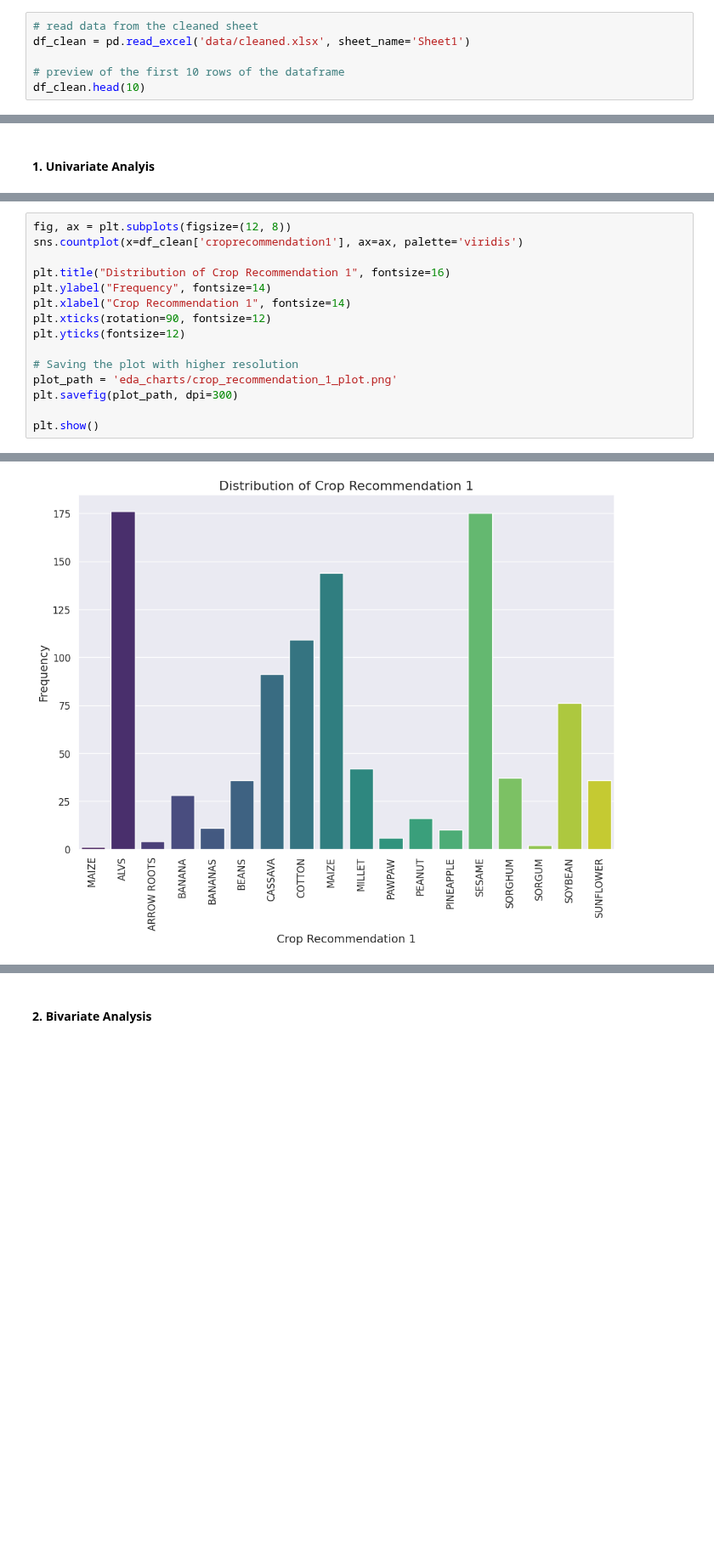
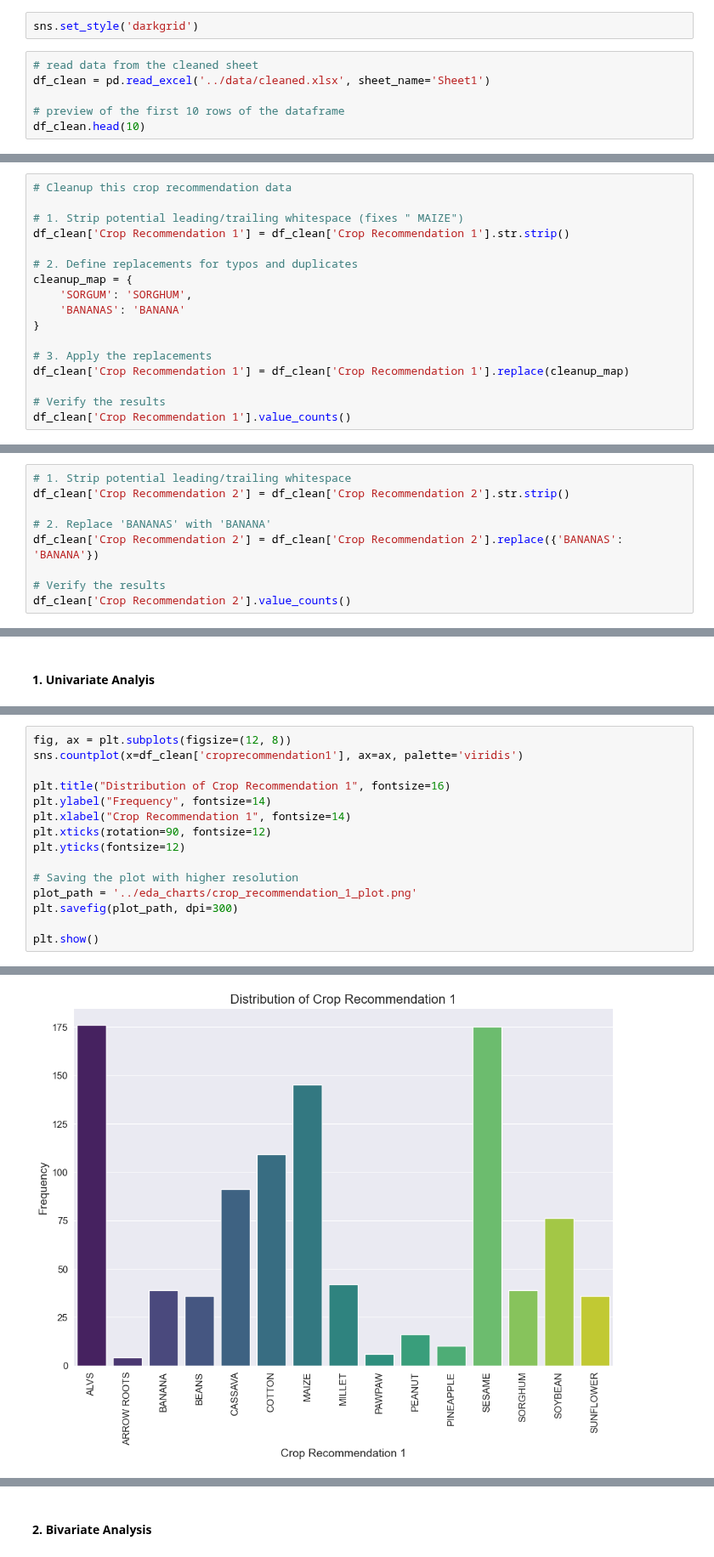
Before and after one commit to oscar066/Kiduka, a Jupyter notebook: notebooks/index.ipynb, the cells around one changed output, grey strips where cells are left out. Shown at 85% size. Cells and saved outputs as stored; diff of their text form; blank space fills up the shorter version.

Commit message:
:construction: crop recommendation

```diff
--- a/notebooks/index.ipynb
+++ b/notebooks/index.ipynb
@@ -5,6 +11,8 @@
+# %%
+sns.set_style('darkgrid')
 # %%
 # read data from the cleaned sheet
-df_clean = pd.read_excel('data/cleaned.xlsx', sheet_name='Sheet1')
+df_clean = pd.read_excel('../data/cleaned.xlsx', sheet_name='Sheet1')
 
 # preview of the first 10 rows of the dataframe
 df_clean.head(10)
@@ -107,0 +140,17 @@ Name: count, dtype: int64
+# %%
+# Cleanup this crop recommendation data
+
+# 1. Strip potential leading/trailing whitespace (fixes " MAIZE")
+df_clean['Crop Recommendation 1'] = df_clean['Crop Recommendation 1'].str.strip()
+
+# 2. Define replacements for typos and duplicates
+cleanup_map = {
+    'SORGUM': 'SORGHUM',
+    'BANANAS': 'BANANA'
+}
+
+# 3. Apply the replacements
+df_clean['Crop Recommendation 1'] = df_clean['Crop Recommendation 1'].replace(cleanup_map)
+
+# Verify the results
+df_clean['Crop Recommendation 1'].value_counts()
@@ -107,0 +193,9 @@ Name: count, dtype: int64
+# %%
+# 1. Strip potential leading/trailing whitespace
+df_clean['Crop Recommendation 2'] = df_clean['Crop Recommendation 2'].str.strip()
+
+# 2. Replace 'BANANAS' with 'BANANA'
+df_clean['Crop Recommendation 2'] = df_clean['Crop Recommendation 2'].replace({'BANANAS': 'BANANA'})
+
+# Verify the results
+df_clean['Crop Recommendation 2'].value_counts()
@@ -357,23 +466,23 @@ Passing `palette` without assigning `hue` is deprecated and will be removed in v
 # %%
 fig, ax = plt.subplots(figsize=(12, 8))
 sns.countplot(x=df_clean['croprecommendation1'], ax=ax, palette='viridis')
 
 plt.title("Distribution of Crop Recommendation 1", fontsize=16)
 plt.ylabel("Frequency", fontsize=14)
 plt.xlabel("Crop Recommendation 1", fontsize=14)
 plt.xticks(rotation=90, fontsize=12)
 plt.yticks(fontsize=12)
 
 # Saving the plot with higher resolution
-plot_path = 'eda_charts/crop_recommendation_1_plot.png'
+plot_path = '../eda_charts/crop_recommendation_1_plot.png'
 plt.savefig(plot_path, dpi=300)
 
 plt.show()
 # %% [output]
 Passing `palette` without assigning `hue` is deprecated and will be removed in v0.14.0. Assign the `x` variable to `hue` and set `legend=False` for the same effect.
 
   sns.countplot(x=df_clean['croprecommendation1'], ax=ax, palette='viridis')
-[figure, old version]
+[figure, new version]
 # %%
 fig, ax = plt.subplots(figsize=(12, 8))
 sns.countplot(x=df_clean['croprecommendation2'], ax=ax, palette='viridis')
```
Also changed, not shown: parts of 22 cells of this notebook, 14 other files.
